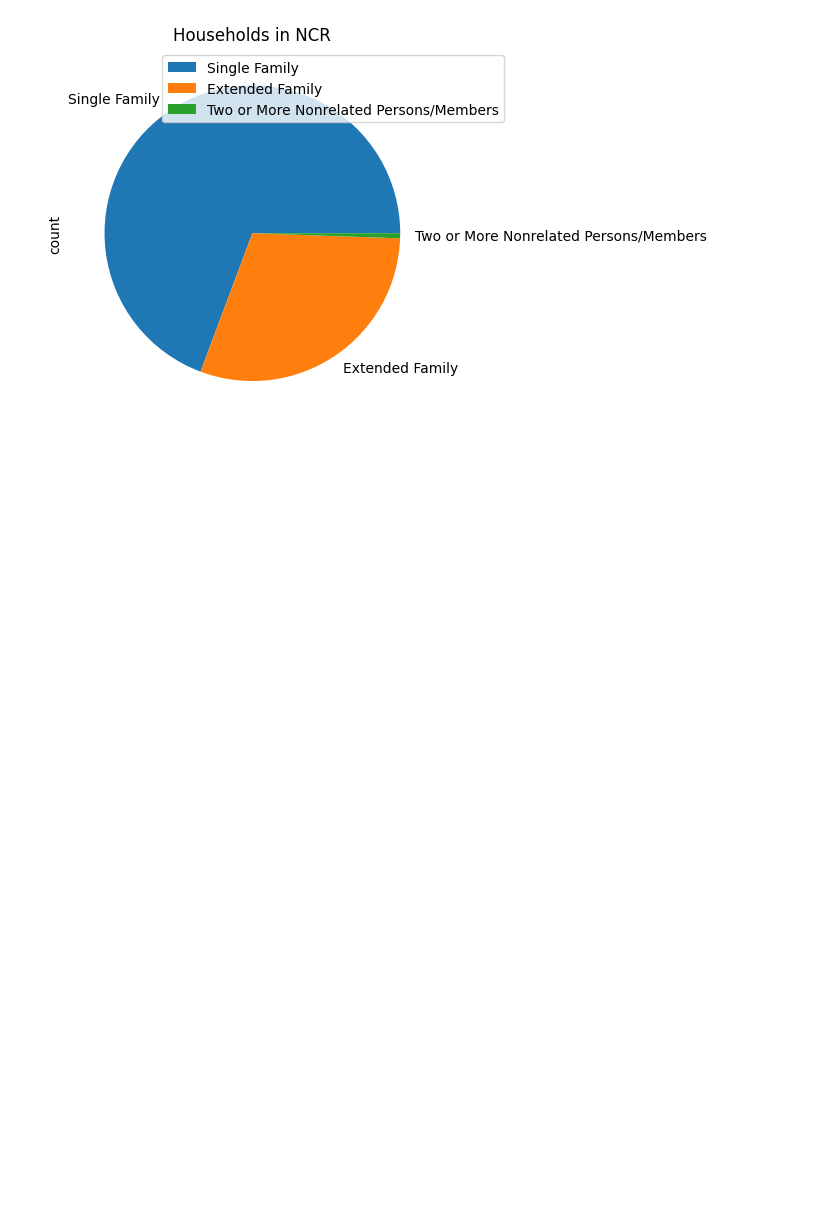
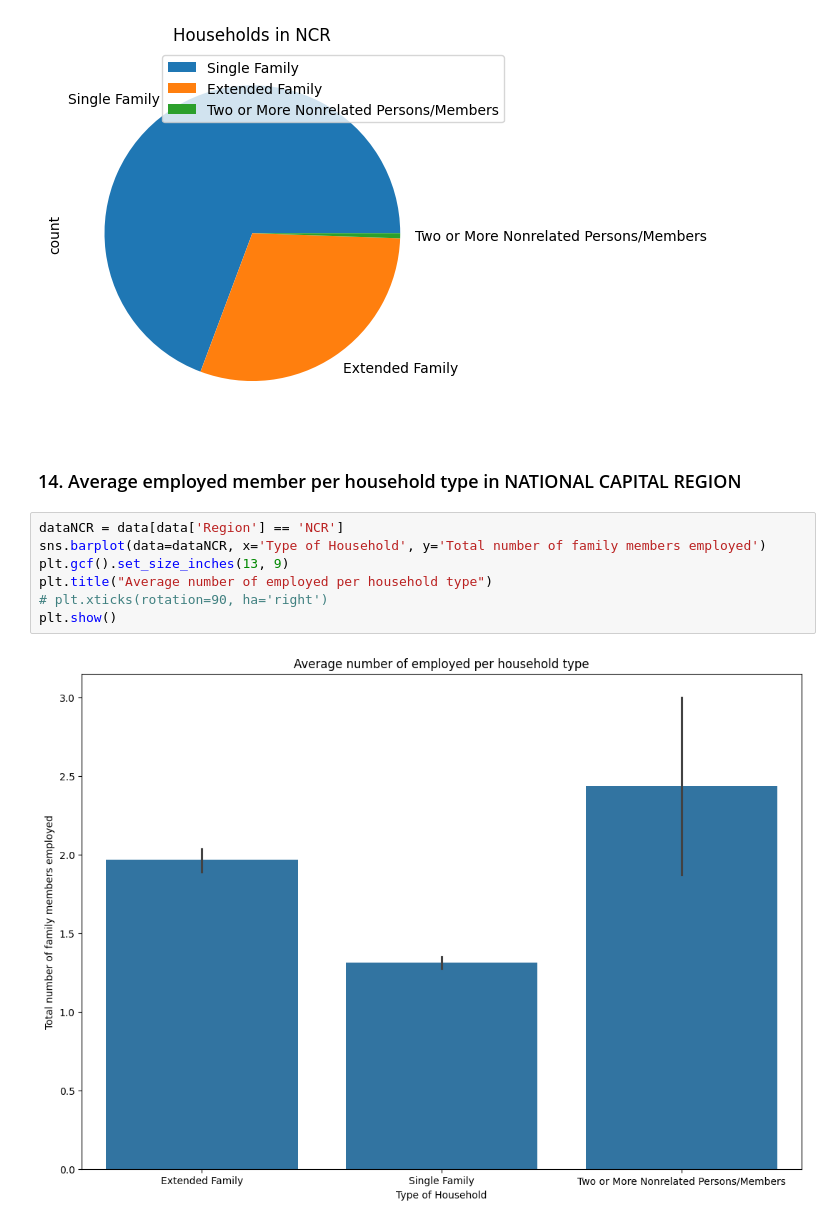
Before and after one commit to RyannKim327/Jupyter-Notebook, a Jupyter notebook: ITD - 3B/Final Project.ipynb, the cells around one changed output. Cells and saved outputs as stored; diff of their text form; blank space fills up the shorter version.

```diff
--- a/ITD - 3B/Final Project.ipynb
+++ b/ITD - 3B/Final Project.ipynb
@@ -266,3 +268,14 @@ plt.title("Households in NCR")
 plt.show()
 # %% [output]
 [figure]
+# %% [markdown]
+### 14. Average employed member per household type in NATIONAL CAPITAL REGION
+# %%
+dataNCR = data[data['Region'] == 'NCR']
+sns.barplot(data=dataNCR, x='Type of Household', y='Total number of family members employed')
+plt.gcf().set_size_inches(13, 9)
+plt.title("Average number of employed per household type")
+# plt.xticks(rotation=90, ha='right')
+plt.show()
+# %% [output]
+[figure, added]
```
Also changed, not shown: parts of 14 cells of this notebook, 1 other file.
